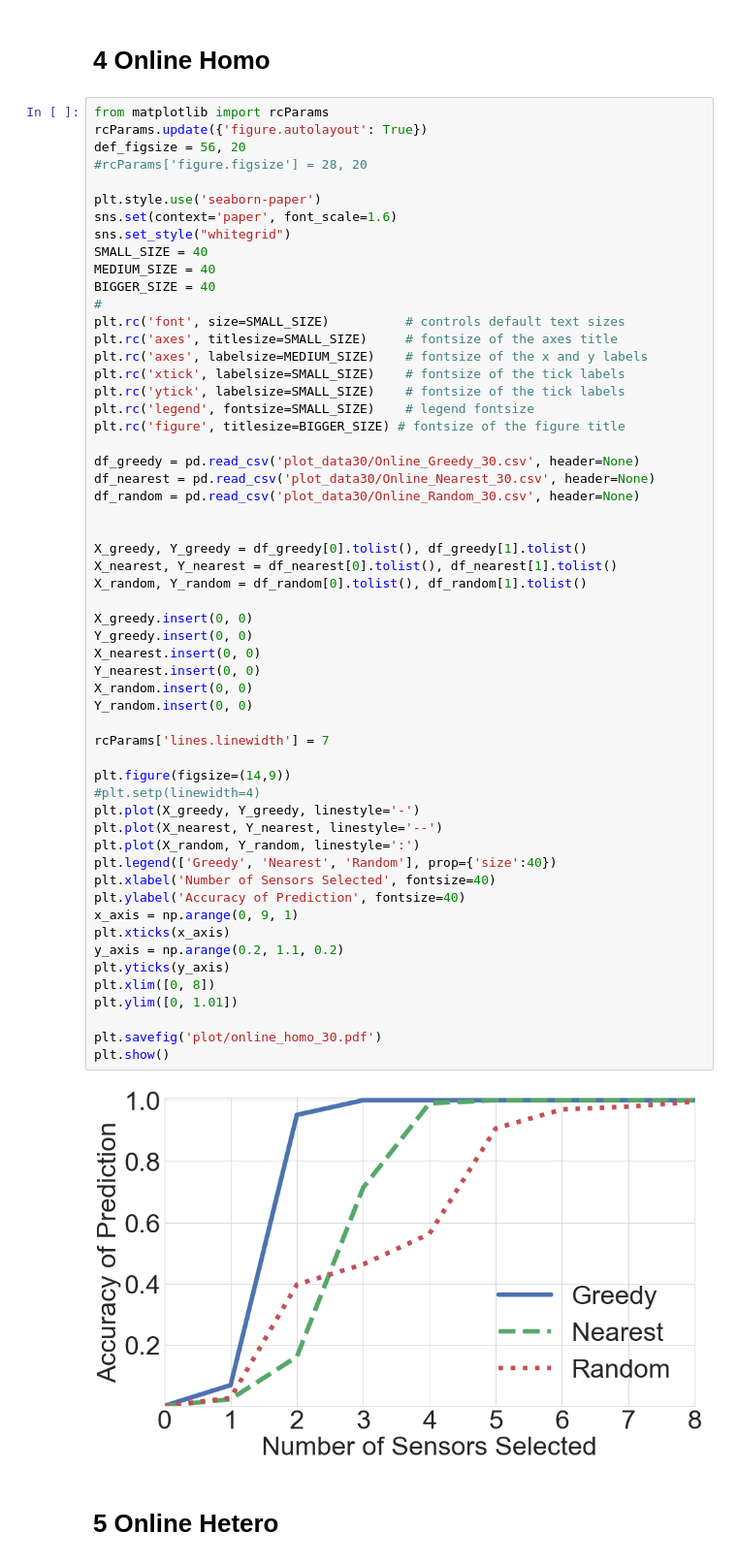
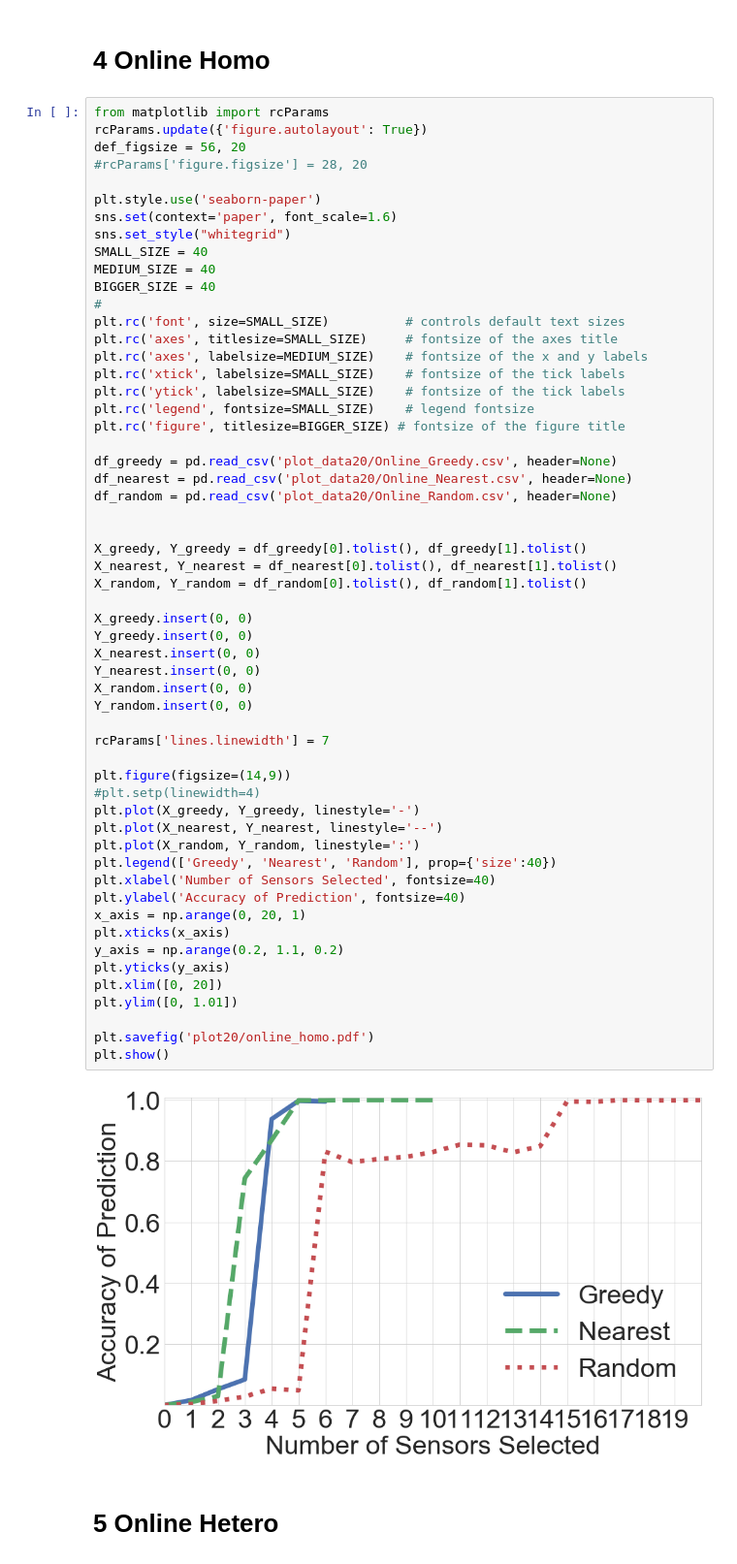
Before and after one commit to Wings-Lab/SelectSensor, a Jupyter notebook: plots.ipynb, the cells around one changed output. Shown: that part at 97% size. Cells and saved outputs as stored; diff of their text form.

```diff
--- a/plots.ipynb
+++ b/plots.ipynb
@@ -200,43 +200,43 @@ plt.rc('ytick', labelsize=SMALL_SIZE)    # fontsize of the tick labels
 plt.rc('legend', fontsize=SMALL_SIZE)    # legend fontsize
 plt.rc('figure', titlesize=BIGGER_SIZE) # fontsize of the figure title
 
-df_greedy = pd.read_csv('plot_data30/Online_Greedy_30.csv', header=None)
-df_nearest = pd.read_csv('plot_data30/Online_Nearest_30.csv', header=None)
-df_random = pd.read_csv('plot_data30/Online_Random_30.csv', header=None)
+df_greedy = pd.read_csv('plot_data20/Online_Greedy.csv', header=None)
+df_nearest = pd.read_csv('plot_data20/Online_Nearest.csv', header=None)
+df_random = pd.read_csv('plot_data20/Online_Random.csv', header=None)
 
 
 X_greedy, Y_greedy = df_greedy[0].tolist(), df_greedy[1].tolist()
 X_nearest, Y_nearest = df_nearest[0].tolist(), df_nearest[1].tolist()
 X_random, Y_random = df_random[0].tolist(), df_random[1].tolist()
 
 X_greedy.insert(0, 0)
 Y_greedy.insert(0, 0)
 X_nearest.insert(0, 0)
 Y_nearest.insert(0, 0)
 X_random.insert(0, 0)
 Y_random.insert(0, 0)
 
 rcParams['lines.linewidth'] = 7
 
 plt.figure(figsize=(14,9))
 #plt.setp(linewidth=4)
 plt.plot(X_greedy, Y_greedy, linestyle='-')
 plt.plot(X_nearest, Y_nearest, linestyle='--')
 plt.plot(X_random, Y_random, linestyle=':')
 plt.legend(['Greedy', 'Nearest', 'Random'], prop={'size':40})
 plt.xlabel('Number of Sensors Selected', fontsize=40)
 plt.ylabel('Accuracy of Prediction', fontsize=40)
-x_axis = np.arange(0, 9, 1)
+x_axis = np.arange(0, 20, 1)
 plt.xticks(x_axis)
 y_axis = np.arange(0.2, 1.1, 0.2)
 plt.yticks(y_axis)
-plt.xlim([0, 8])
+plt.xlim([0, 20])
 plt.ylim([0, 1.01])
 
-plt.savefig('plot/online_homo_30.pdf')
+plt.savefig('plot20/online_homo.pdf')
 plt.show()
 # %% [output]
-[figure, old version]
+[figure, new version]
 # %% [markdown]
 # 5 Online Hetero
 # %%
```
Also changed, not shown: parts of 5 cells of this notebook, 5 other files.
